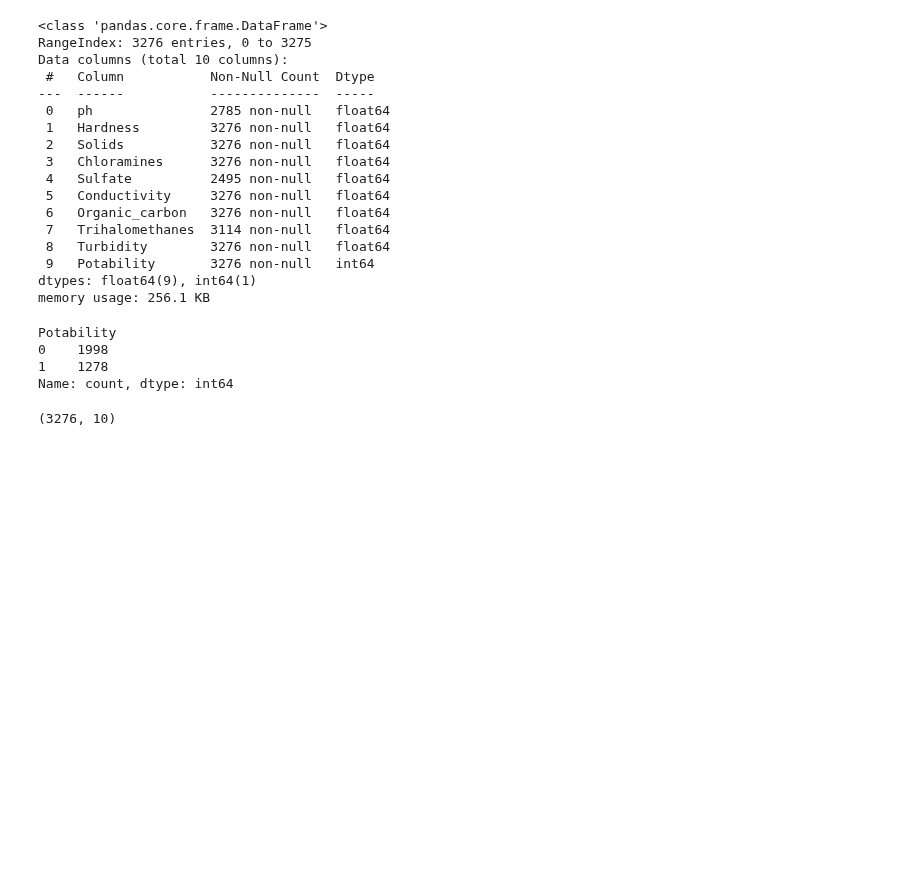
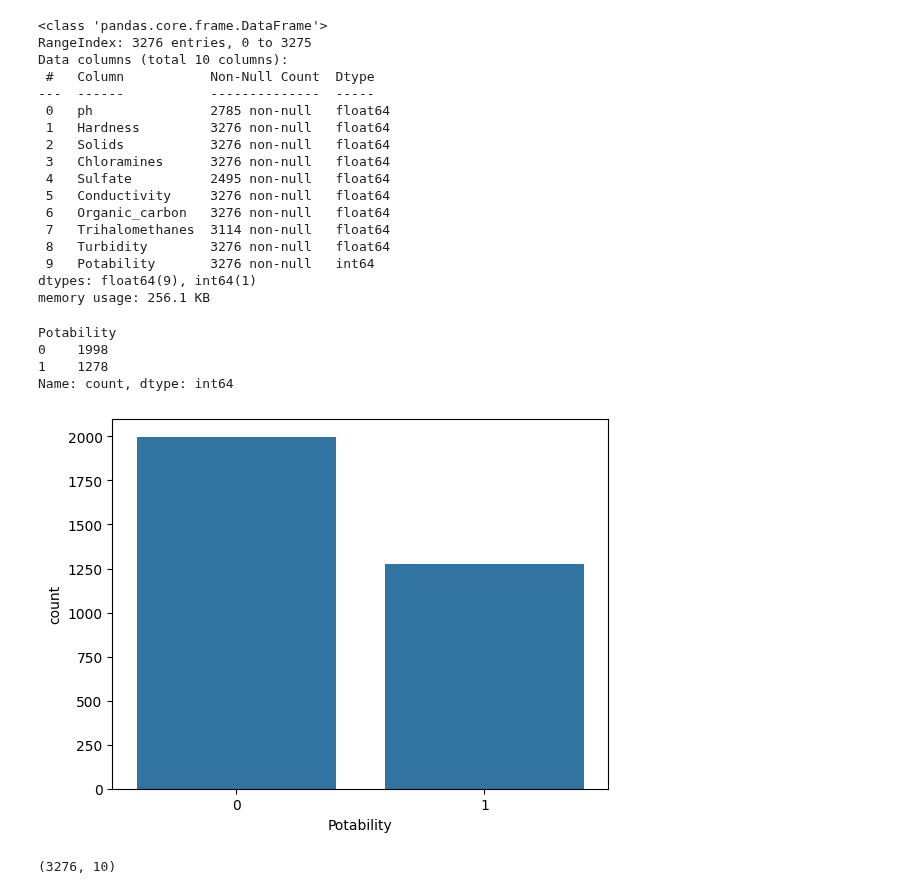
Before and after one commit to A47126/BT-Machine-Learning-Group-7, a Jupyter notebook: water_pota_no_plot.ipynb, the cells around one changed output. Cells and saved outputs as stored; diff of their text form; code cells hidden in the pictures; blank space fills up the shorter version.

```diff
--- a/water_pota_no_plot.ipynb
+++ b/water_pota_no_plot.ipynb
@@ -53,13 +55,15 @@ Data columns (total 10 columns):
 dtypes: float64(9), int64(1)
 memory usage: 256.1 KB
 # %%
-df['Potability'].value_counts()
 # 0 - Không uống được
 # 1 - Uống được
+sns.countplot(x = df['Potability'])
+df['Potability'].value_counts()
 # %% [output]
 Potability
 0    1998
 1    1278
 Name: count, dtype: int64
+[figure, added]
 # %%
 df.shape
```
Also changed, not shown: parts of 40 cells of this notebook.
